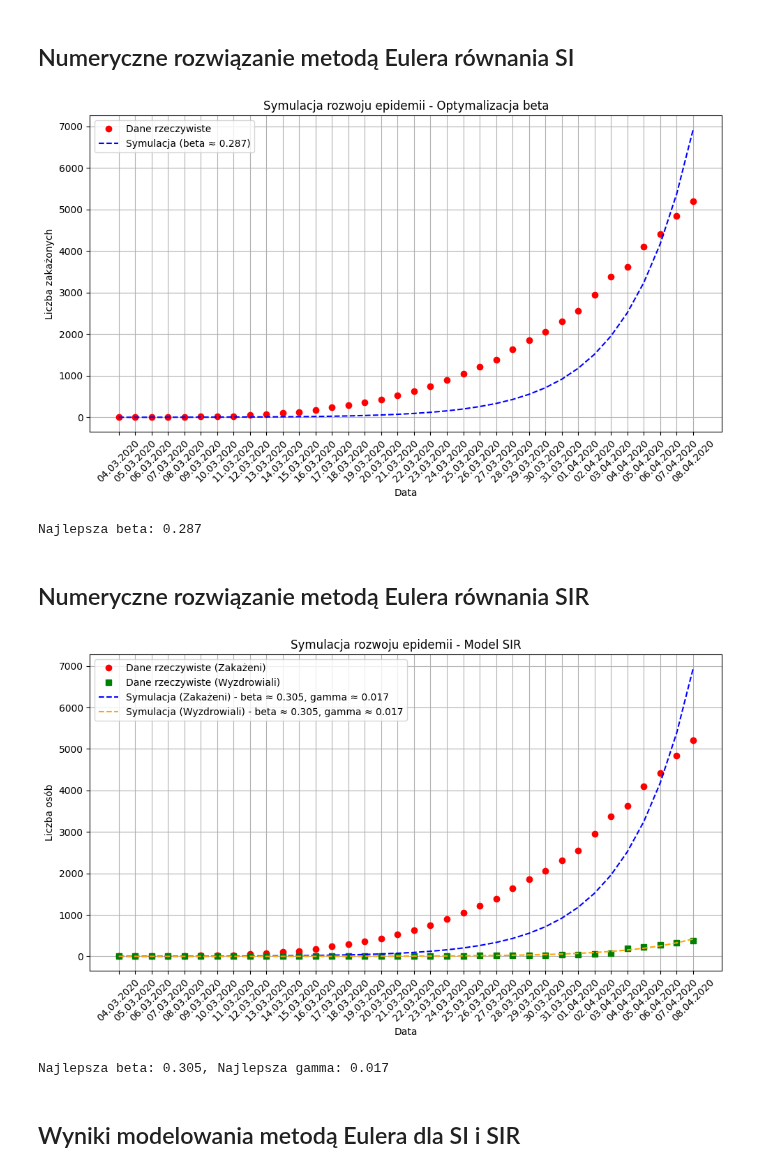
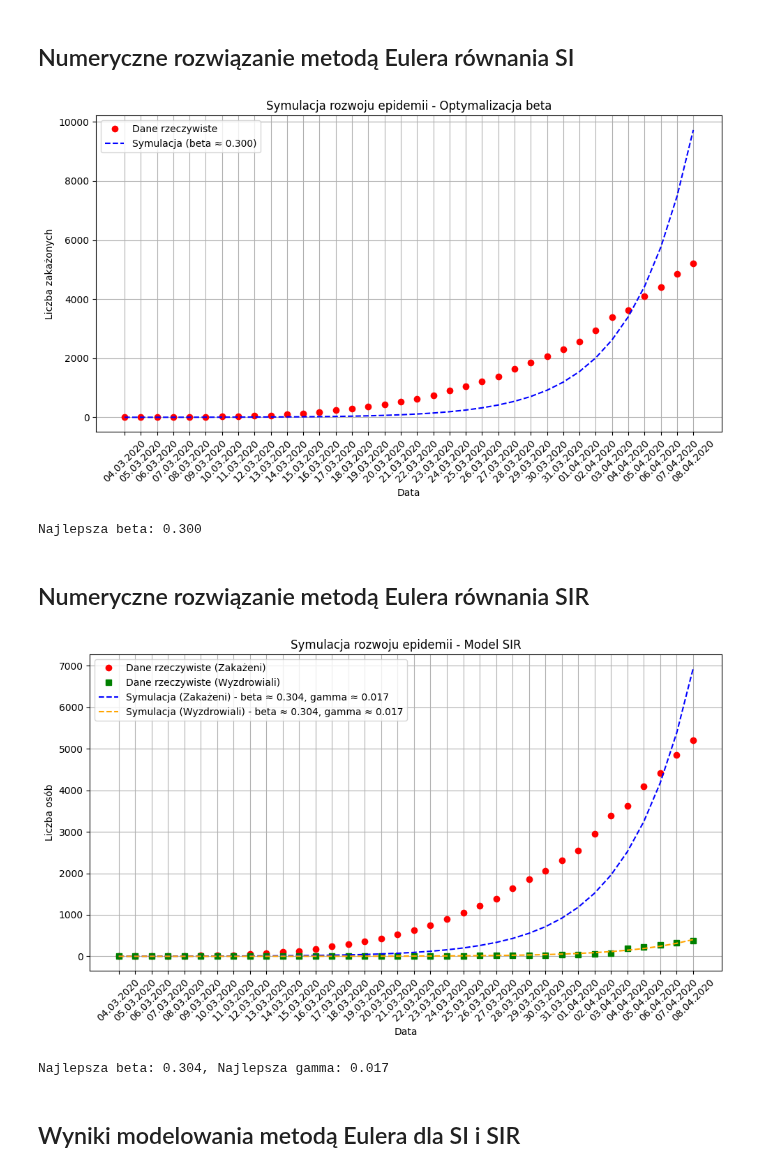
Before and after one commit to 277465/Modelowanie-Pandemii-Sars-cov-19, a Jupyter notebook: projekt.ipynb, the cells around one changed output. Cells and saved outputs as stored; diff of their text form; code cells hidden in the pictures.

```diff
--- a/projekt.ipynb
+++ b/projekt.ipynb
@@ -316,38 +316,38 @@ def update(beta):
     return I
 
 # Funkcja do obliczania MSE (średni błąd kwadratowy)
 def mse(beta):
     I_simulated = update(beta)  # Symulacja dla danego beta
     return np.mean((I_simulated - infected_data)**2)  # Obliczenie MSE
 
 # Optymalizacja: Przeszukiwanie w przedziale beta
-beta_values = np.linspace(0.2, 0.4, 500)  # Siatka wartości beta od 0 do 1 (100 punktów)
+beta_values = np.linspace(0.2, 0.4, 1000)  # Siatka wartości beta od 0 do 1 (100 punktów)
 mse_values = [mse(beta) for beta in beta_values]  # Obliczenie MSE dla każdej wartości beta
 
 # Znalezienie najlepszego beta (najmniejszy MSE)
-best_beta = beta_values[np.argmin(mse_values)]
-
+#best_beta = beta_values[np.argmin(mse_values)]
+best_beta = 0.3
 # Symulacja z najlepszym beta
 Iesi = update(best_beta)  # Zapisanie wyników do Iesi
 
 # Wizualizacja wyników
 plt.figure(figsize=(10, 6))
 plt.plot(range(len(dates)), infected_data, 'o', label='Dane rzeczywiste', color='red')
 plt.plot(range(len(dates)), Iesi, label=f'Symulacja (beta ≈ {best_beta:.3f})', linestyle='--', color='blue')
 plt.xticks(range(len(dates)), dates, rotation=45)
 plt.xlabel('Data')
 plt.ylabel('Liczba zakażonych')
 plt.title('Symulacja rozwoju epidemii - Optymalizacja beta')
 plt.legend()
 plt.grid(True)
 plt.tight_layout()
 plt.show()
 
 # Wyświetlenie najlepszego beta
 print(f"Najlepsza beta: {best_beta:.3f}")
 # %% [output]
-[figure, old version]
+[figure, new version]
-Najlepsza beta: 0.287
+Najlepsza beta: 0.300
 # %% [markdown]
 ## Numeryczne rozwiązanie metodą Eulera równania SIR
 # %%
@@ -411,8 +411,8 @@ def mse(params):
     return mse_infected + mse_recovered
 
 # Zakres wartości dla beta i gamma
-beta_values = np.linspace(0.15, 0.4, 400)  # 50 wartości beta w przedziale [0, 1]
-gamma_values = np.linspace(0, 0.1, 400)  # 50 wartości gamma w przedziale [0, 1]
+beta_values = np.linspace(0.15, 0.4, 1000)  # 50 wartości beta w przedziale [0, 1]
+gamma_values = np.linspace(0, 0.1, 1000)  # 50 wartości gamma w przedziale [0, 1]
 
 # Inicjalizacja zmiennych do przechowywania najlepszych wyników
 best_mse = float('inf')  # Najlepszy MSE
@@ -452,7 +452,7 @@ plt.show()
 print(f"Najlepsza beta: {best_beta:.3f}, Najlepsza gamma: {best_gamma:.3f}")
 # %% [output]
 [figure]
-Najlepsza beta: 0.305, Najlepsza gamma: 0.017
+Najlepsza beta: 0.304, Najlepsza gamma: 0.017
 # %% [markdown]
 ## Wyniki modelowania metodą Eulera dla SI i SIR
 # %% [markdown]
```
Also changed, not shown: parts of 8 cells of this notebook.
